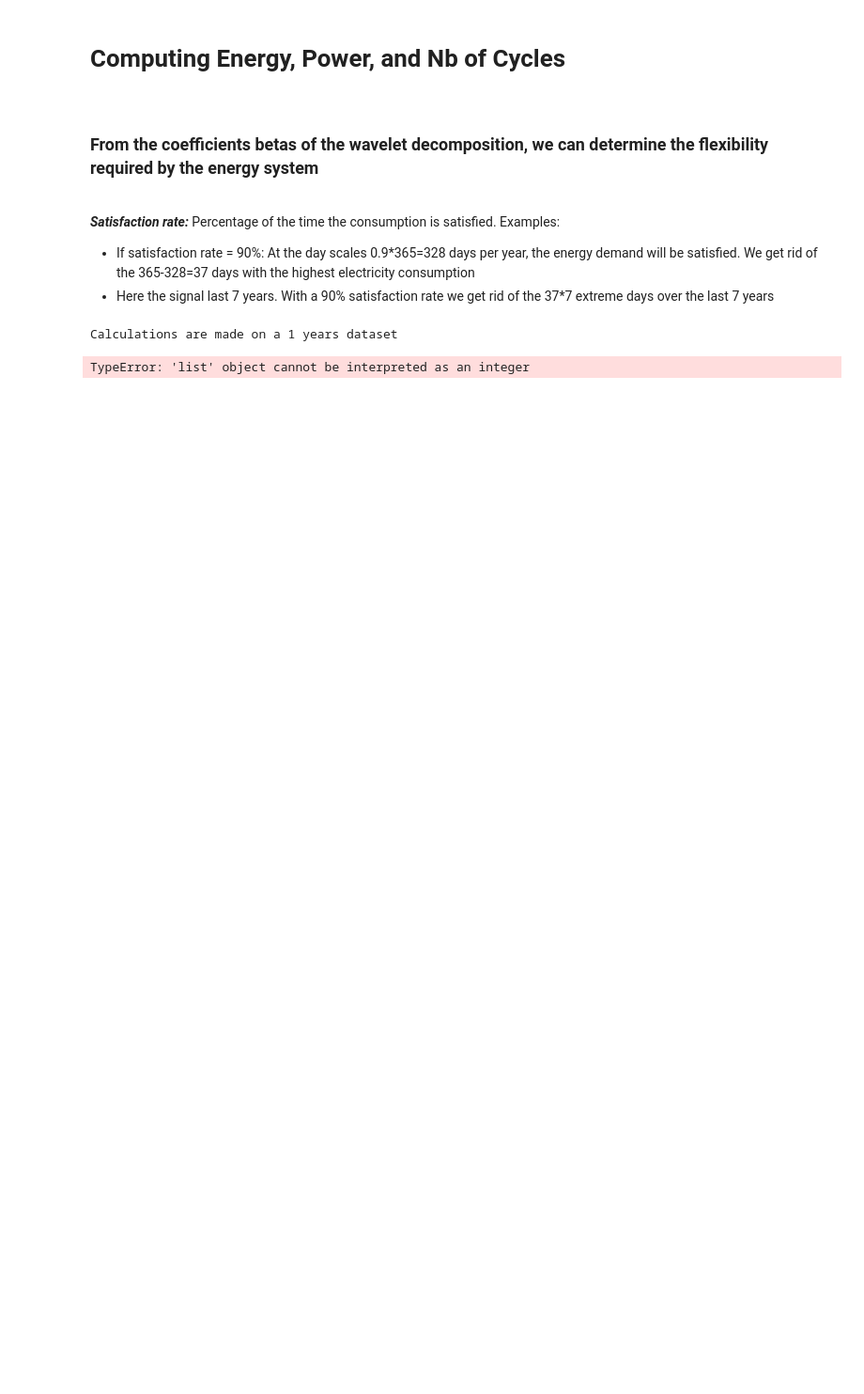
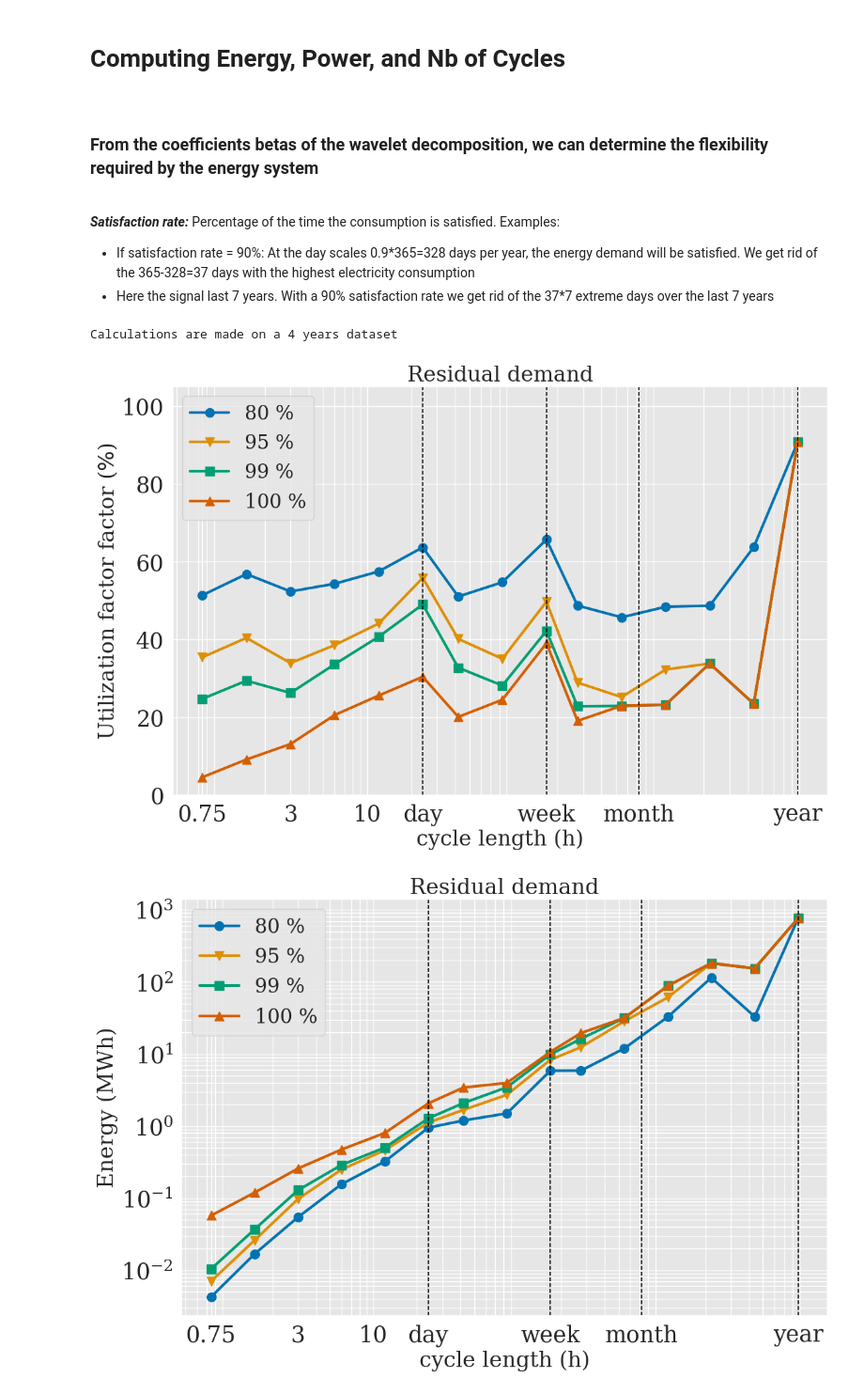
Before and after one commit to jus6du/wavelet_decomposition, a Jupyter notebook: main.ipynb, the cells around one changed output. Shown at 94% size. Saved outputs shown, nothing was run; the diff lists cells and outputs as text; code cells hidden in the pictures; blank space fills up the shorter version.

```diff
--- a/main.ipynb
+++ b/main.ipynb
@@ -181,19 +197,20 @@ Total number of year: ['0']
 # %%
 
 scenario_name = 'Residual demand'
 load_factor = 1.
 
 
 satisfactions = [80,95,99,100] # Satisfaction rate
-# Percentage of the t0000000ime the load will be met by the storage device.
+# Percentage of the time the load will be met by the storage device.
 
 satisfaction_labels = [str(satis)+'%' for satis in satisfactions]
 # -------------------------------
 # ------- Compute and plot E,P and N
 #
 results = calc_epn(stacked_betas, satisfactions, time_scales, dpy, load_factor, shape = 'square')
-# plot_EPN(results['emax'], results['pmax'], results['n'], results['uf'], results['serv'],
-        #  time_scales, satisfactions, scenario_name )
+plot_EPN(results['emax'], results['pmax'], results['n'], results['uf'], results['serv'],
+         time_scales, satisfactions, scenario_name )
 # %% [output]
-Calculations are made on a 1 years dataset
+Calculations are made on a 4 years dataset
-TypeError: 'list' object cannot be interpreted as an integer
+[figure, added]
+[figure, added]
```
Also changed, not shown: parts of 6 cells of this notebook, 1 other file.
